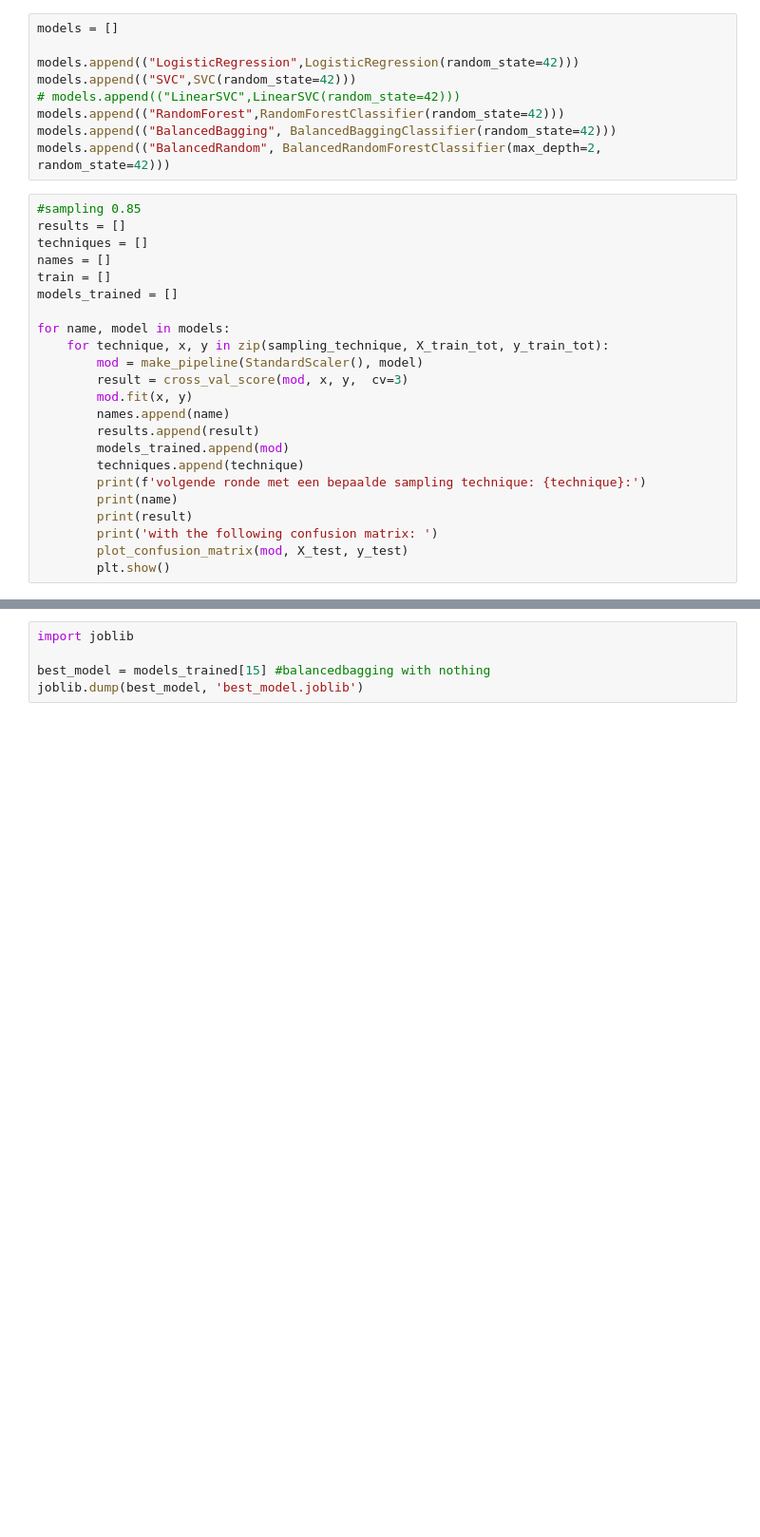
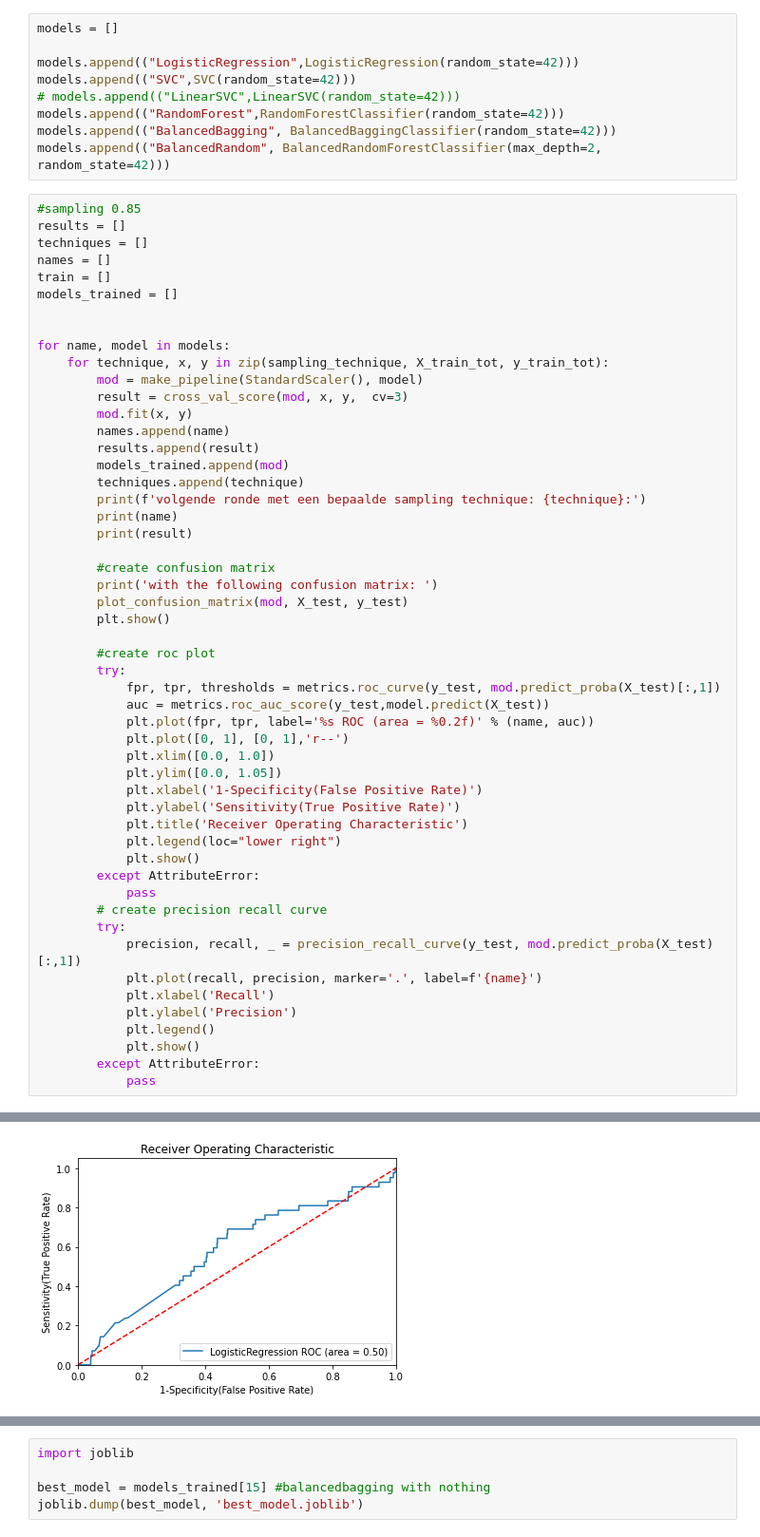
Before and after one commit to Nelleke20/notebook.goalpredictor, a Jupyter notebook: notebooks/2. train_model.ipynb, the cells around one changed output, grey strips where cells are left out. Shown: that part at 95% size. Drawn from its saved outputs; the diff is of its cells as text; blank space fills up the shorter version.

```diff
--- a/notebooks/2. train_model.ipynb
+++ b/notebooks/2. train_model.ipynb
@@ -132,6 +135,7 @@ techniques = []
 names = []
 train = []
 models_trained = []
+
 
 for name, model in models:
     for technique, x, y in zip(sampling_technique, X_train_tot, y_train_tot):
@@ -145,9 +149,37 @@ for name, model in models:
         print(f'volgende ronde met een bepaalde sampling technique: {technique}:')
         print(name)
         print(result)
+
+        #create confusion matrix
         print('with the following confusion matrix: ')
         plot_confusion_matrix(mod, X_test, y_test)
         plt.show()
+
+        #create roc plot
+        try:
+            fpr, tpr, thresholds = metrics.roc_curve(y_test, mod.predict_proba(X_test)[:,1])
+            auc = metrics.roc_auc_score(y_test,model.predict(X_test))
+            plt.plot(fpr, tpr, label='%s ROC (area = %0.2f)' % (name, auc))
+            plt.plot([0, 1], [0, 1],'r--')
+            plt.xlim([0.0, 1.0])
+            plt.ylim([0.0, 1.05])
+            plt.xlabel('1-Specificity(False Positive Rate)')
+            plt.ylabel('Sensitivity(True Positive Rate)')
+            plt.title('Receiver Operating Characteristic')
+            plt.legend(loc="lower right")
+            plt.show()
+        except AttributeError:
+            pass
+        # create precision recall curve
+        try:
+            precision, recall, _ = precision_recall_curve(y_test, mod.predict_proba(X_test)[:,1])
+            plt.plot(recall, precision, marker='.', label=f'{name}')
+            plt.xlabel('Recall')
+            plt.ylabel('Precision')
+            plt.legend()
+            plt.show()
+        except AttributeError:
+            pass
 # %% [output]
 volgende ronde met een bepaalde sampling technique: nothing:
 LogisticRegression
@@ -155,2 +187,3 @@ LogisticRegression
 with the following confusion matrix:
 [figure]
+[figure, new version]
```
Also changed, not shown: parts of 17 cells of this notebook.
